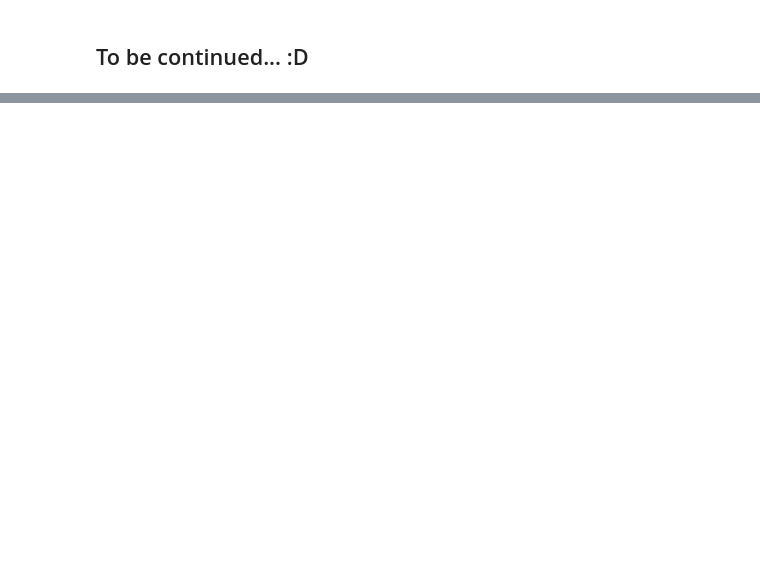
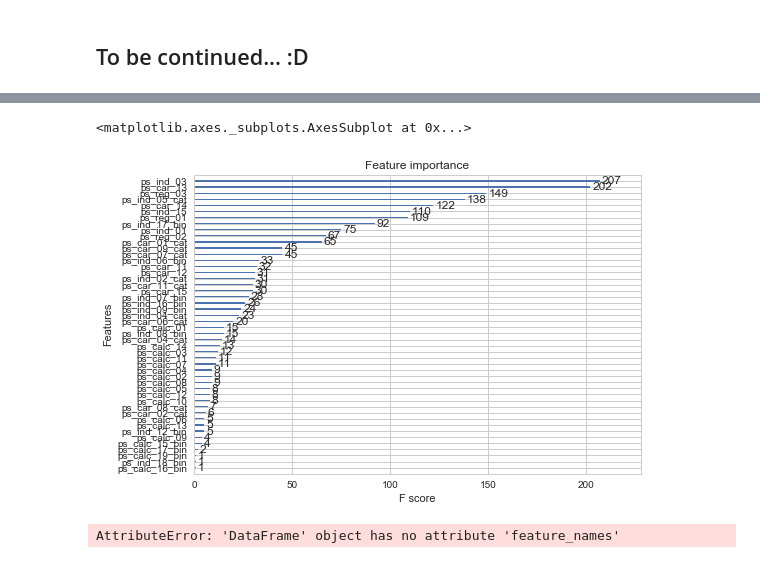
Before and after one commit to IEtoI/Insurance, a Jupyter notebook: Porto Seguro’s Safe Driver Prediction.ipynb, the cells around one changed output, grey strips where cells are left out. Saved outputs shown, nothing was run; the diff lists cells and outputs as text; code cells hidden in the pictures; blank space fills up the shorter version.

```diff
--- a/Porto Seguro’s Safe Driver Prediction.ipynb
+++ b/Porto Seguro’s Safe Driver Prediction.ipynb
@@ -278,0 +593,13 @@ gc.collect()
+# %%
+X = df_train3.drop(["id", "target"], axis=1)
+y = df_train3["target"]
+
+traincol = df_train3.columns
+# %%
+X_train, X_test, y_train, y_test = train_test_split(X, y,
+                                                    test_size=0.1,
+                                                    random_state=1337)
+
+print("Format train and validation set for LGB")
+d_train = lgb.Dataset(X_train, label=y_train)
+d_val = lgb.Dataset(X_test, label=y_test)
@@ -278,0 +714,17 @@ gc.collect()
+# %%
+clf = xgb.XGBClassifier(max_depth=4,
+                        learning_rate=0.02,
+                        n_estimators=2000,
+                        silent=False,
+                        objective='binary:logistic',
+                        booster='gbtree',
+                        eval_metric= 'auc',
+                        n_jobs=1,
+                        nthread=None,
+                        gamma=0,
+                        min_child_weight=1,
+                        max_delta_step=0,
+                        subsample=0.9,
+                        colsample_bytree=0.9,
+                        random_state=1337,
+                        )
@@ -278,0 +741,4 @@ gc.collect()
+# %%
+clf.fit(X_train, y_train,
+        eval_set=[(X_train, y_train), (X_test, y_test)],
+       eval_metric=gini_xgb, verbose=20, early_stopping_rounds=20)
@@ -278,0 +759,9 @@ gc.collect()
+# %%
+xgb.plot_importance(clf)
+# %% [output]
+<matplotlib.axes._subplots.AxesSubplot at 0x...>
+[figure, added]
+# %%
+pred = xgb_model.predict(df_test3.drop("id", axis=1))
+# %% [output]
+AttributeError: 'DataFrame' object has no attribute 'feature_names'
```
Also changed, not shown: parts of 39 cells of this notebook.
